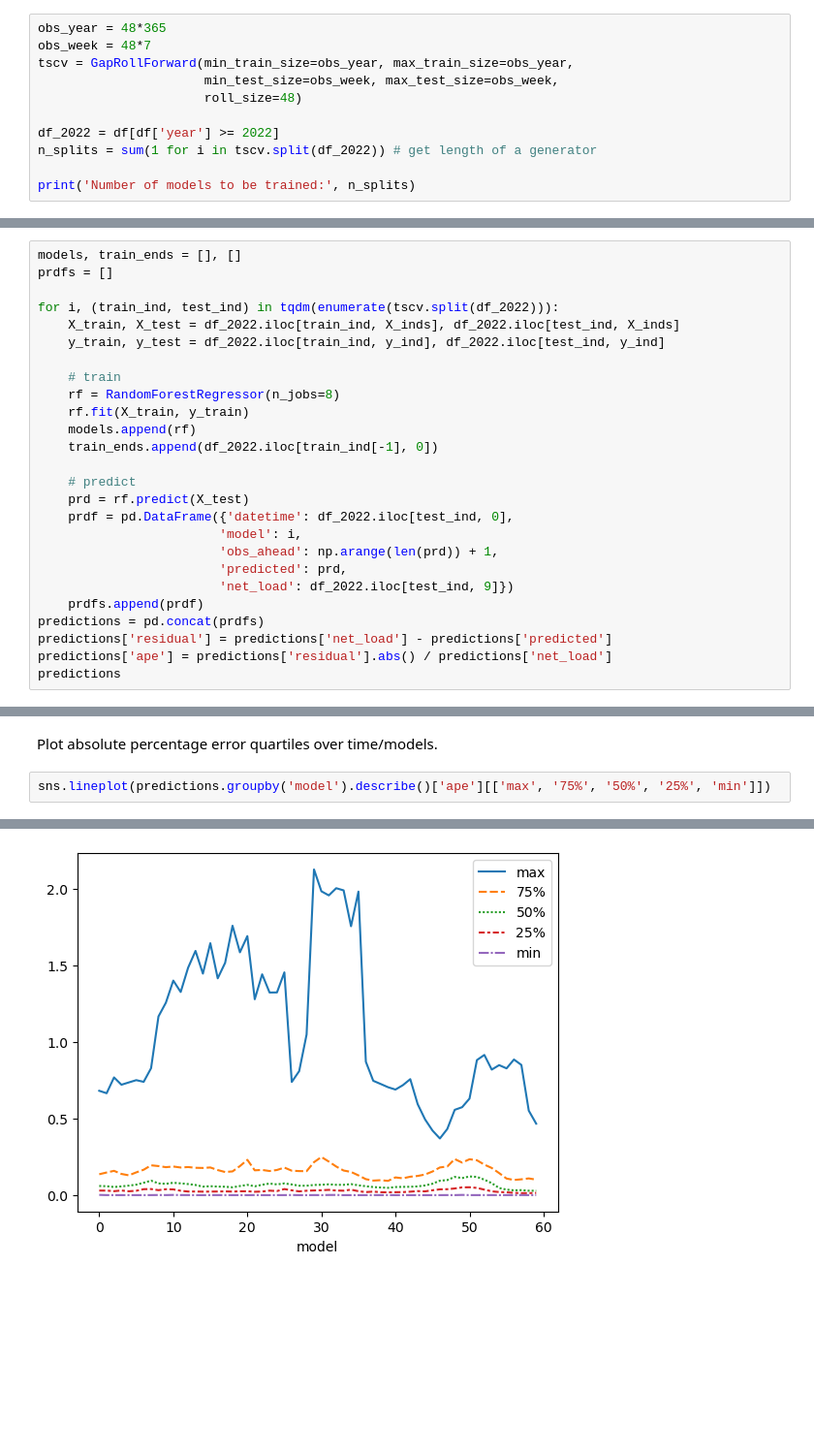
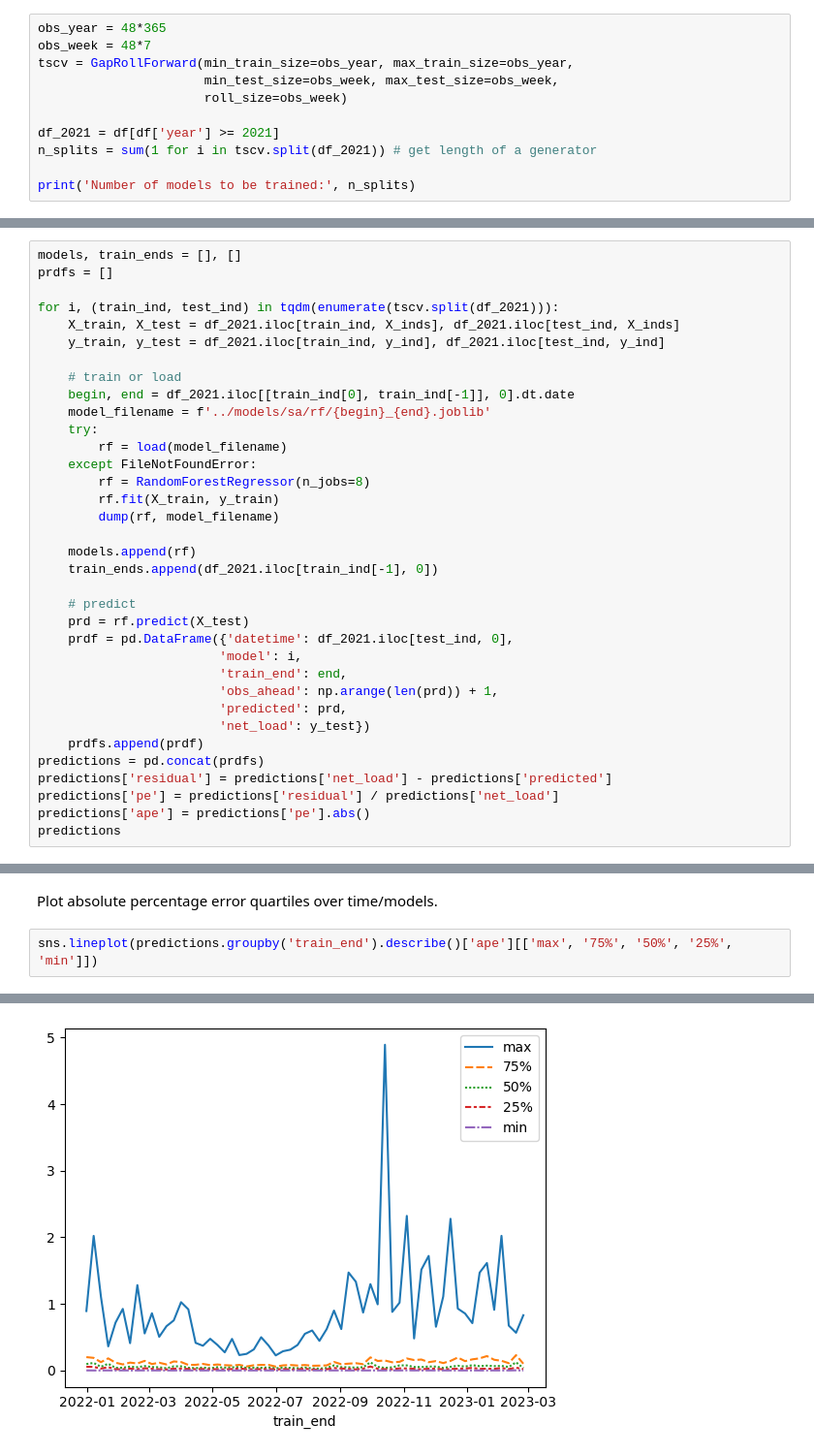
Before and after one commit to chaserobertson/tesla-stlf, a Jupyter notebook: notebooks/rf_week_ahead.ipynb, the cells around one changed output, grey strips where cells are left out. Shown: that part at 97% size. Saved outputs shown, nothing was run; the diff lists cells and outputs as text; blank space fills up the shorter version.

Commit message:
fix, persist, tidy up week-ahead

```diff
--- a/notebooks/rf_week_ahead.ipynb
+++ b/notebooks/rf_week_ahead.ipynb
@@ -76,10 +72,10 @@ obs_year = 48*365
 obs_week = 48*7
 tscv = GapRollForward(min_train_size=obs_year, max_train_size=obs_year,
                       min_test_size=obs_week, max_test_size=obs_week,
-                      roll_size=48)
+                      roll_size=obs_week)
 
-df_2022 = df[df['year'] >= 2022]
-n_splits = sum(1 for i in tscv.split(df_2022)) # get length of a generator
+df_2021 = df[df['year'] >= 2021]
+n_splits = sum(1 for i in tscv.split(df_2021)) # get length of a generator
 
 print('Number of models to be trained:', n_splits)
 # %% [output]
@@ -92,26 +88,35 @@ Predictions are made on a full ensuing year per model and merged into a single d
 models, train_ends = [], []
 prdfs = []
 
-for i, (train_ind, test_ind) in tqdm(enumerate(tscv.split(df_2022))):
-    X_train, X_test = df_2022.iloc[train_ind, X_inds], df_2022.iloc[test_ind, X_inds]
-    y_train, y_test = df_2022.iloc[train_ind, y_ind], df_2022.iloc[test_ind, y_ind]
+for i, (train_ind, test_ind) in tqdm(enumerate(tscv.split(df_2021))):
+    X_train, X_test = df_2021.iloc[train_ind, X_inds], df_2021.iloc[test_ind, X_inds]
+    y_train, y_test = df_2021.iloc[train_ind, y_ind], df_2021.iloc[test_ind, y_ind]
 
-    # train
-    rf = RandomForestRegressor(n_jobs=8)
-    rf.fit(X_train, y_train)
+    # train or load
+    begin, end = df_2021.iloc[[train_ind[0], train_ind[-1]], 0].dt.date
+    model_filename = f'../models/sa/rf/{begin}_{end}.joblib'
+    try:
+        rf = load(model_filename)
+    except FileNotFoundError:
+        rf = RandomForestRegressor(n_jobs=8)
+        rf.fit(X_train, y_train)
+        dump(rf, model_filename)
+
     models.append(rf)
-    train_ends.append(df_2022.iloc[train_ind[-1], 0])
+    train_ends.append(df_2021.iloc[train_ind[-1], 0])
 
     # predict
     prd = rf.predict(X_test)
-    prdf = pd.DataFrame({'datetime': df_2022.iloc[test_ind, 0],
+    prdf = pd.DataFrame({'datetime': df_2021.iloc[test_ind, 0],
                         'model': i,
+                        'train_end': end,
                         'obs_ahead': np.arange(len(prd)) + 1,
                         'predicted': prd,
-                        'net_load': df_2022.iloc[test_ind, 9]})
+                        'net_load': y_test})
     prdfs.append(prdf)
 predictions = pd.concat(prdfs)
 predictions['residual'] = predictions['net_load'] - predictions['predicted']
-predictions['ape'] = predictions['residual'].abs() / predictions['net_load']
+predictions['pe'] = predictions['residual'] / predictions['net_load']
+predictions['ape'] = predictions['pe'].abs()
 predictions
 # %% [output]
@@ -150,5 +150,5 @@ Name: datetime, dtype: object
 # %% [markdown]
 Plot absolute percentage error quartiles over time/models.
 # %%
-sns.lineplot(predictions.groupby('model').describe()['ape'][['max', '75%', '50%', '25%', 'min']])
+sns.lineplot(predictions.groupby('train_end').describe()['ape'][['max', '75%', '50%', '25%', 'min']])
 # %% [output]
@@ -156 +156 @@ sns.lineplot(predictions.groupby('model').describe()['ape'][['max', '75%', '50%'
-[figure, old version]
+[figure, new version]
```
Also changed, not shown: parts of 21 cells of this notebook, 3 other files.
